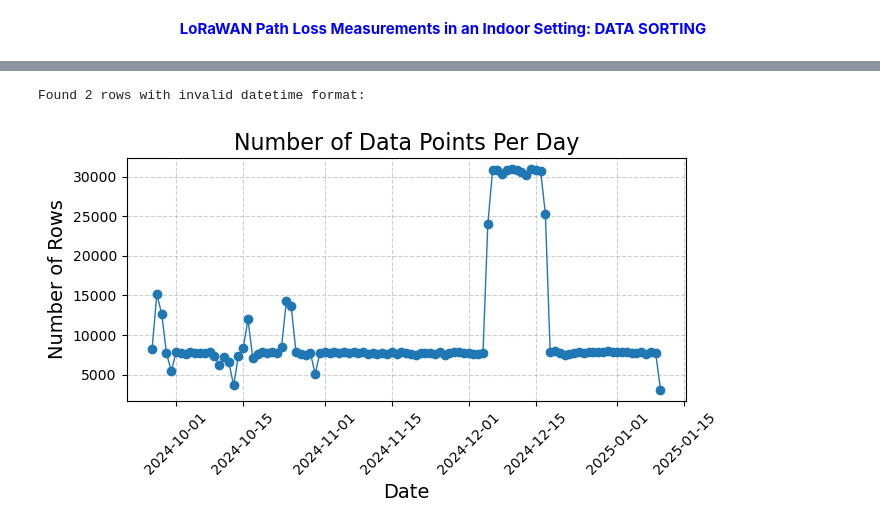
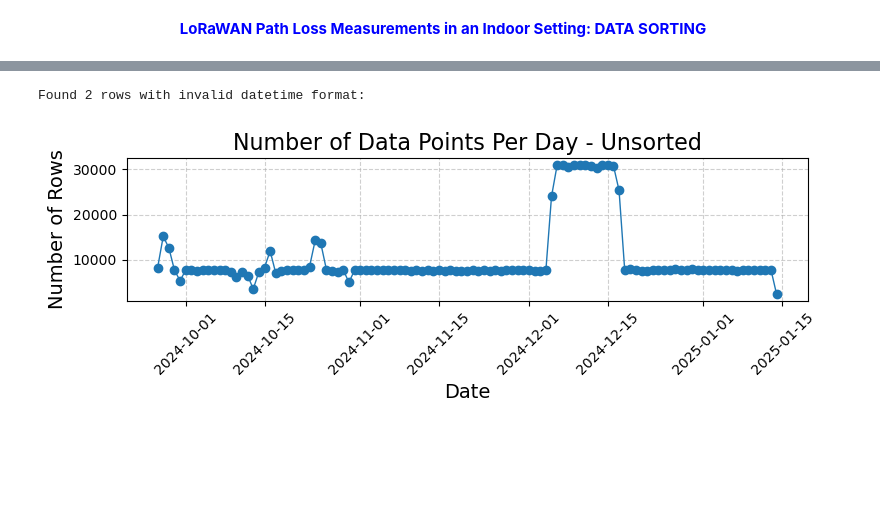
Before and after one commit to nahshonmokua/LoRaWAN-Indoor-Path-Loss-Modelling-with-MultiWall-Environment-Factors, a Jupyter notebook: Data_Sortation.ipynb, the cells around one changed output, grey strips where cells are left out. Drawn from its saved outputs; the diff is of its cells as text; code cells hidden in the pictures; blank space fills up the shorter version.

Commit message:
Data Sortation Plots Update

```diff
--- a/Data_Sortation.ipynb
+++ b/Data_Sortation.ipynb
@@ -38,36 +38,36 @@ memory usage: 604.0+ MB
 # Ensure 'time' column is in string format
 new_df['time'] = new_df['time'].astype(str)
 
 # Convert 'time' to datetime, handling time zones and errors
 new_df['time'] = pd.to_datetime(new_df['time'], errors='coerce', utc=True)
 
 # Check for rows where parsing failed
 invalid_times = new_df[new_df['time'].isna()]
 if not invalid_times.empty:
     print(f"Found {len(invalid_times)} rows with invalid datetime format:")
 
 # Drop rows with invalid 'time' values
 new_df = new_df.dropna(subset=['time'])
 
 # Extract the date part from the 'time' column
 new_df['date'] = new_df['time'].dt.date
 
 # Count the number of rows per day
 rows_per_day = new_df.groupby('date').size()
 
 # Plot the number of rows per day as a line plot
-plt.figure(figsize=(7, 4))
+plt.figure(figsize=(8, 3))
 rows_per_day.plot(kind='line', marker='o', linestyle='-', linewidth=1)
-plt.title('Number of Data Points Per Day', fontsize=16)
+plt.title('Number of Data Points Per Day - Unsorted', fontsize=16)
 plt.xlabel('Date', fontsize=14)
 plt.ylabel('Number of Rows', fontsize=14)
 plt.grid(True, linestyle='--', alpha=0.6)
 plt.xticks(rotation=45)
 plt.tight_layout()
 plt.show()
 # %% [output]
 Found 2 rows with invalid datetime format:
-[figure, old version]
+[figure, new version]
 # %%
 # Initialize an empty set to collect unique gateway IDs
 unique_gateways = set()
```
Also changed, not shown: parts of 7 cells of this notebook, 2 other files.
